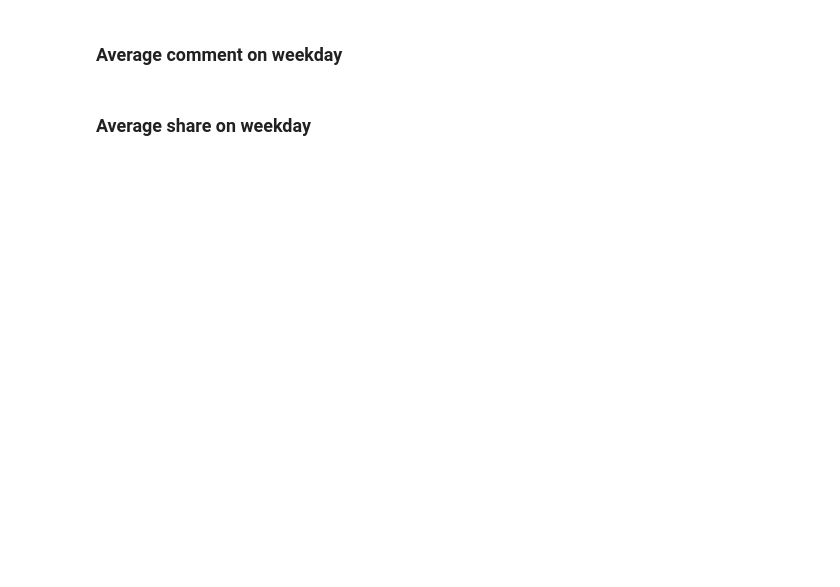
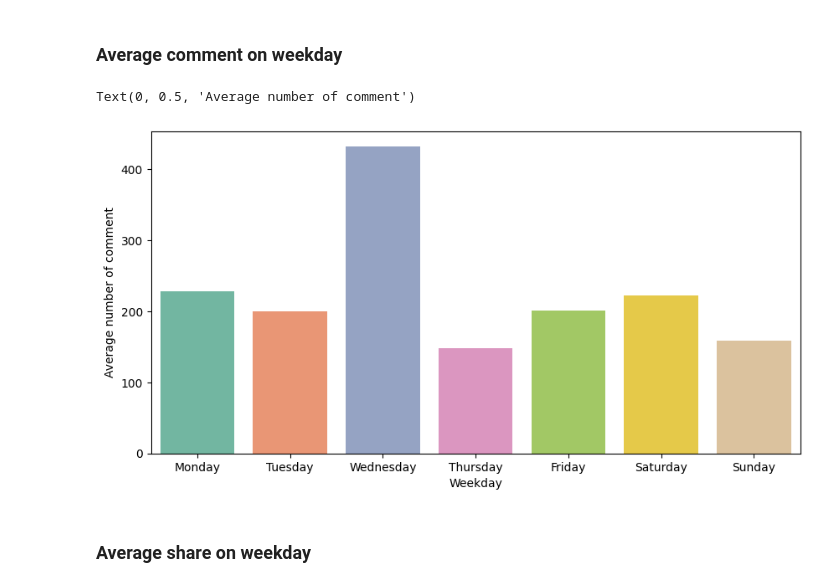
Before and after one commit to chirikatori/data-analyze-facebook, a Jupyter notebook: Analyzes.ipynb, the cells around one changed output. Saved outputs shown, nothing was run; the diff lists cells and outputs as text; code cells hidden in the pictures; blank space fills up the shorter version.

```diff
--- a/Analyzes.ipynb
+++ b/Analyzes.ipynb
@@ -80,4 +126,17 @@ KeyError: "['like'] not in index"
 # %% [markdown]
 ### Average comment on weekday
+# %%
+avg_comment_per_day = data.groupby('Weekday')['comments'].mean().sort_index()
+avg_comment_per_day.rename(index=Weekdays, inplace=True)
+plt.figure(figsize=(10, 5))
+sns.barplot(x=avg_comment_per_day.index,
+            y=avg_comment_per_day.values,
+            hue=avg_comment_per_day.index,
+            palette="Set2")
+plt.xlabel('Weekday')
+plt.ylabel('Average number of comment')
+# %% [output]
+Text(0, 0.5, 'Average number of comment')
+[figure, added]
 # %% [markdown]
 ### Average share on weekday
```
Also changed, not shown: parts of 21 cells of this notebook, 21 other files.
